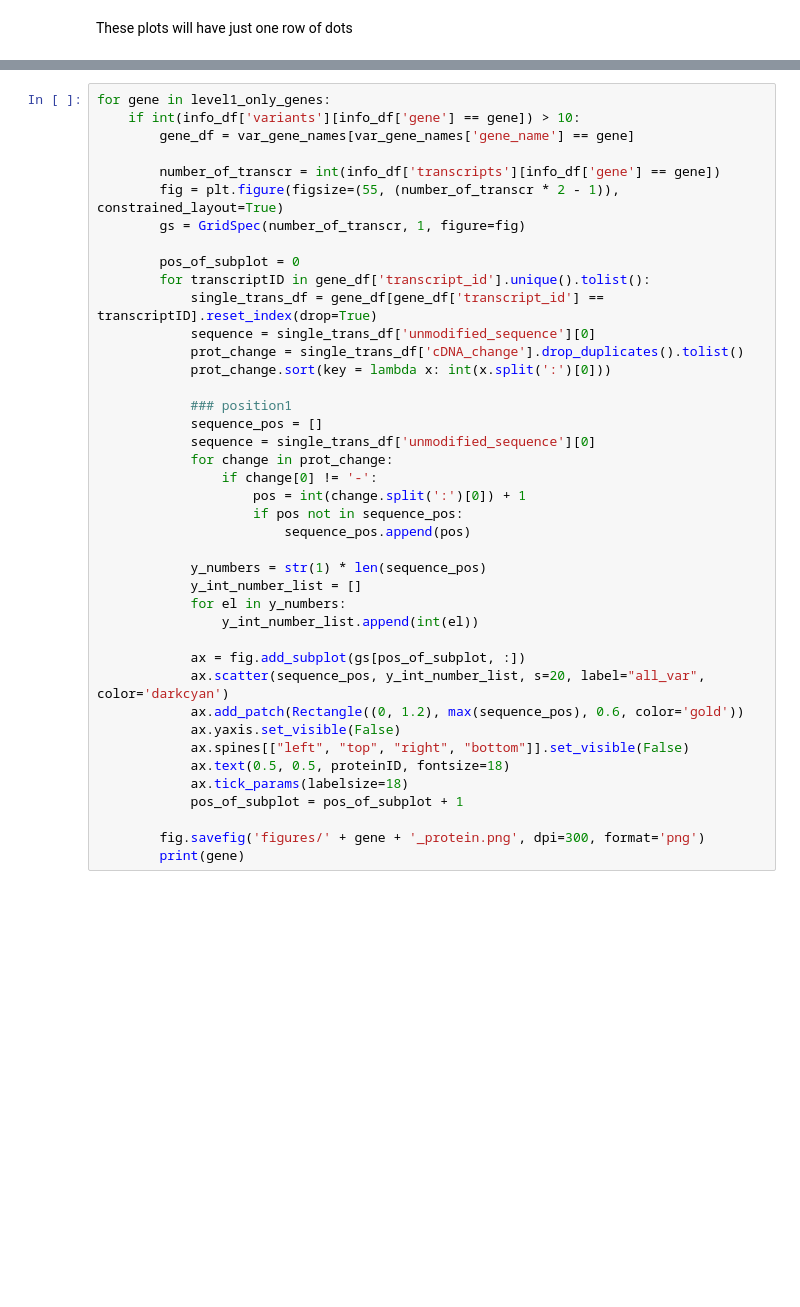
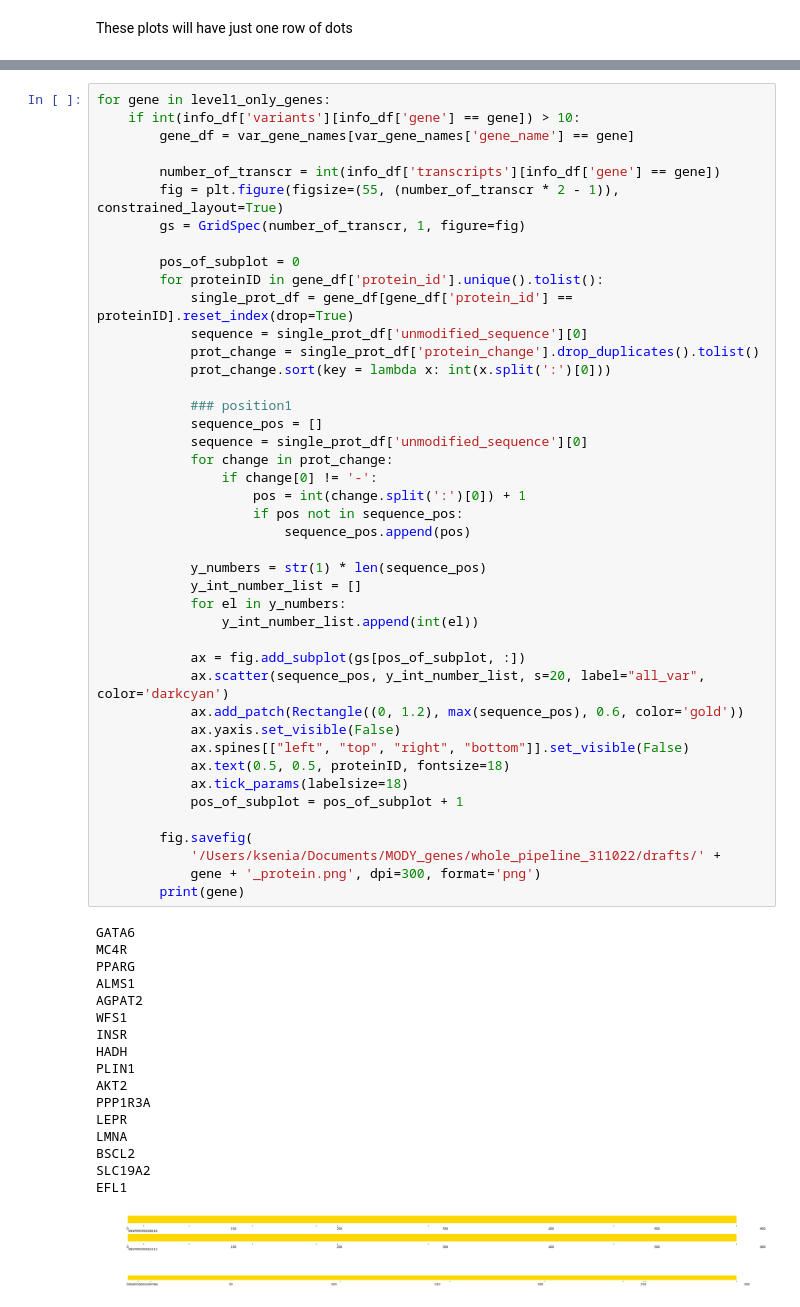
Before and after one commit to kuznetsovaks/MD_variants, a Jupyter notebook: source_code/7_Visualization_proteins.ipynb, the cells around one changed output, grey strips where cells are left out. Saved outputs shown, nothing was run; the diff lists cells and outputs as text; blank space fills up the shorter version.

```diff
--- a/source_code/7_Visualization_proteins.ipynb
+++ b/source_code/7_Visualization_proteins.ipynb
@@ -184,36 +252,57 @@ for gene in level1_only_genes:
         number_of_transcr = int(info_df['transcripts'][info_df['gene'] == gene])
         fig = plt.figure(figsize=(55, (number_of_transcr * 2 - 1)), constrained_layout=True)
         gs = GridSpec(number_of_transcr, 1, figure=fig)
 
         pos_of_subplot = 0
-        for transcriptID in gene_df['transcript_id'].unique().tolist():
-            single_trans_df = gene_df[gene_df['transcript_id'] == transcriptID].reset_index(drop=True)
-            sequence = single_trans_df['unmodified_sequence'][0]
-            prot_change = single_trans_df['cDNA_change'].drop_duplicates().tolist()
+        for proteinID in gene_df['protein_id'].unique().tolist():
+            single_prot_df = gene_df[gene_df['protein_id'] == proteinID].reset_index(drop=True)
+            sequence = single_prot_df['unmodified_sequence'][0]
+            prot_change = single_prot_df['protein_change'].drop_duplicates().tolist()
             prot_change.sort(key = lambda x: int(x.split(':')[0]))
 
             ### position1
             sequence_pos = []
-            sequence = single_trans_df['unmodified_sequence'][0]
+            sequence = single_prot_df['unmodified_sequence'][0]
             for change in prot_change:
                 if change[0] != '-':
                     pos = int(change.split(':')[0]) + 1
                     if pos not in sequence_pos:
                         sequence_pos.append(pos)
 
             y_numbers = str(1) * len(sequence_pos)
             y_int_number_list = []
             for el in y_numbers:
                 y_int_number_list.append(int(el))
 
             ax = fig.add_subplot(gs[pos_of_subplot, :])
             ax.scatter(sequence_pos, y_int_number_list, s=20, label="all_var", color='darkcyan')
             ax.add_patch(Rectangle((0, 1.2), max(sequence_pos), 0.6, color='gold'))
             ax.yaxis.set_visible(False)
             ax.spines[["left", "top", "right", "bottom"]].set_visible(False)
             ax.text(0.5, 0.5, proteinID, fontsize=18)
             ax.tick_params(labelsize=18)
             pos_of_subplot = pos_of_subplot + 1
 
-        fig.savefig('figures/' + gene + '_protein.png', dpi=300, format='png')
+        fig.savefig(
+            '/Users/ksenia/Documents/MODY_genes/whole_pipeline_311022/drafts/' +
+            gene + '_protein.png', dpi=300, format='png')
         print(gene)
+# %% [output]
+GATA6
+MC4R
+PPARG
+ALMS1
+AGPAT2
+WFS1
+INSR
+HADH
+PLIN1
+AKT2
+PPP1R3A
+LEPR
+LMNA
+BSCL2
+SLC19A2
+EFL1
+[figure, added]
+[figure, added]
```
Also changed, not shown: parts of 5 cells of this notebook, 49 other files.
